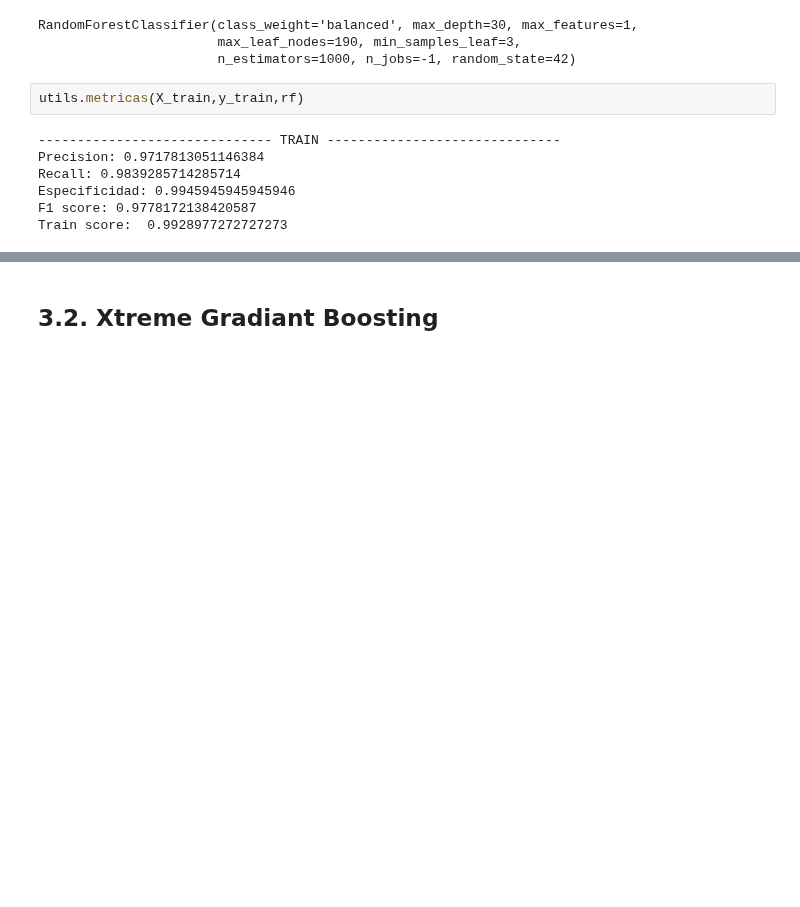
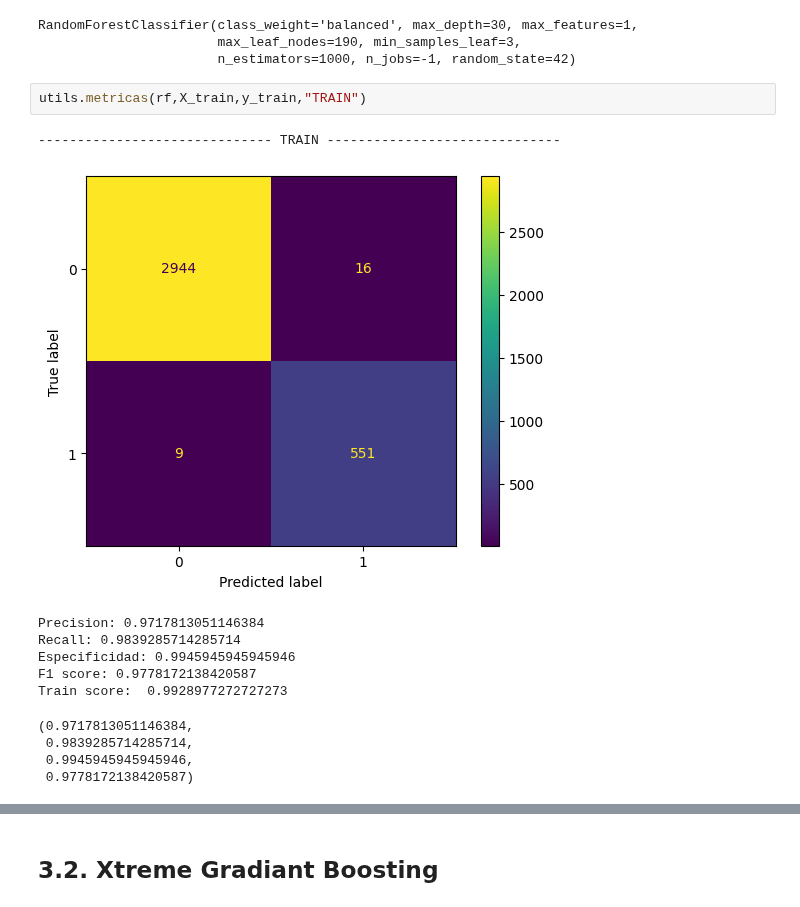
Before and after one commit to AlexanderBedoyaC/pediccion_abandono_empleo, a Jupyter notebook: 9. Modelos - Manual.ipynb, the cells around one changed output, grey strips where cells are left out. Drawn from its saved outputs; the diff is of its cells as text; blank space fills up the shorter version.

```diff
--- a/9. Modelos - Manual.ipynb
+++ b/9. Modelos - Manual.ipynb
@@ -75,12 +75,17 @@ RandomForestClassifier(class_weight='balanced', max_depth=30, max_features=1,
                        max_leaf_nodes=190, min_samples_leaf=3,
                        n_estimators=1000, n_jobs=-1, random_state=42)
 # %%
-utils.metricas(X_train,y_train,rf)
+utils.metricas(rf,X_train,y_train,"TRAIN")
 # %% [output]
 ------------------------------ TRAIN ------------------------------
-Precision: 0.9717813051146384
-Recall: 0.9839285714285714
-Especificidad: 0.9945945945945946
-F1 score: 0.9778172138420587
-Train score:  0.9928977272727273
+[figure, added]
+Precision: 0.9717813051146384
+Recall: 0.9839285714285714
+Especificidad: 0.9945945945945946
+F1 score: 0.9778172138420587
+Train score:  0.9928977272727273
+(0.9717813051146384,
+ 0.9839285714285714,
+ 0.9945945945945946,
+ 0.9778172138420587)
 # %%
```
Also changed, not shown: parts of 5 cells of this notebook.
